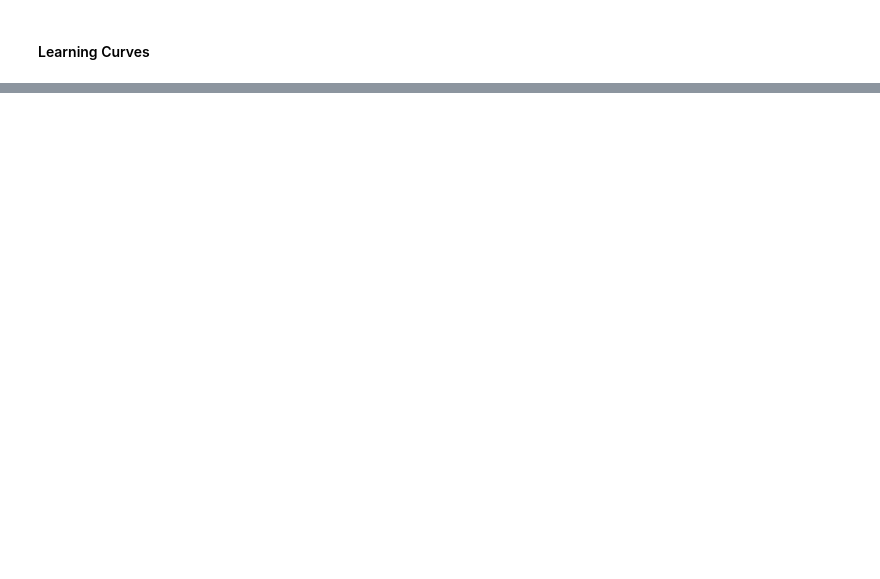
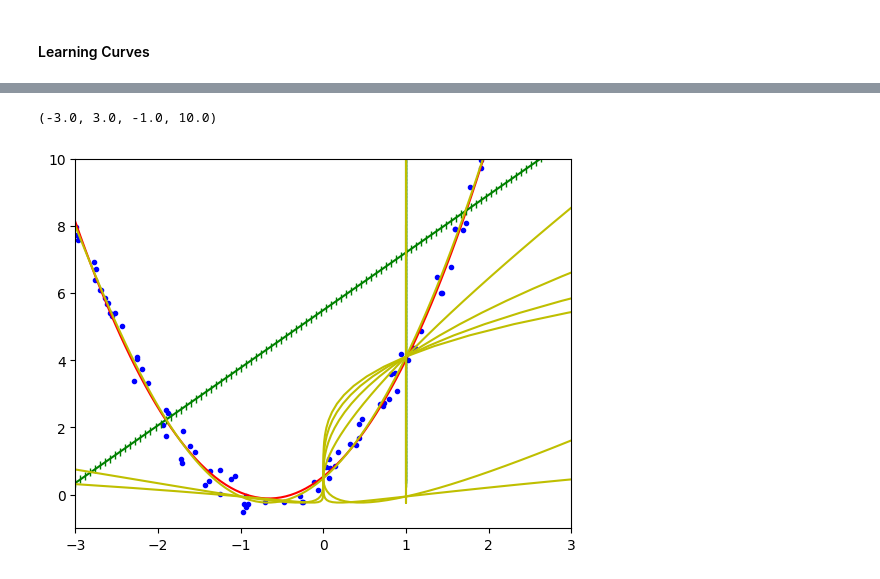
Before and after one commit to ARKA1112/HOML_AurelienG, a Jupyter notebook: chap4_TrainingM.ipynb, the cells around one changed output, grey strips where cells are left out. Saved outputs shown, nothing was run; the diff lists cells and outputs as text; code cells hidden in the pictures; blank space fills up the shorter version.

```diff
--- a/chap4_TrainingM.ipynb
+++ b/chap4_TrainingM.ipynb
@@ -208,0 +211,2 @@ plt.axis([-3,3,2,6])
+# %%
+lin_reg.fit(X_poly,y)
@@ -208,0 +221,29 @@ plt.axis([-3,3,2,6])
+# %%
+X_new = np.linspace(-3,3,100).reshape(100,1)
+pf = PolynomialFeatures(degree=2)
+X_new_poly = pf.fit_transform(X_new)
+# %%
+y_new = lin_reg.predict(X_new_poly)
+# %%
+pf = PolynomialFeatures(degree=1)
+X_poly = pf.fit_transform(X)
+lin_reg.fit(X_poly, y)
+X_new_poly1 = pf.transform(X_new)
+y_new1= lin_reg.predict(X_new_poly1)
+
+pf = PolynomialFeatures(degree=5)
+X_poly = pf.fit_transform(X)
+lin_reg.fit(X_poly, y)
+X_new_poly300 = pf.transform(X_new)
+y_new300= lin_reg.predict(X_new_poly300)
+# %%
+plt.plot(X,y,'b.')
+plt.plot(X_new, y_new,'r-')
+plt.plot(X_new_poly1,y_new1,'g-|')
+plt.plot(X_new_poly300, y_new300, 'y-')
+plt.axis([-3,3,-1,10])
+
+#As seen in the yellow it largely tries to overfit the data
+# %% [output]
+(-3.0, 3.0, -1.0, 10.0)
+[figure, added]
```
Also changed, not shown: parts of 10 cells of this notebook.
